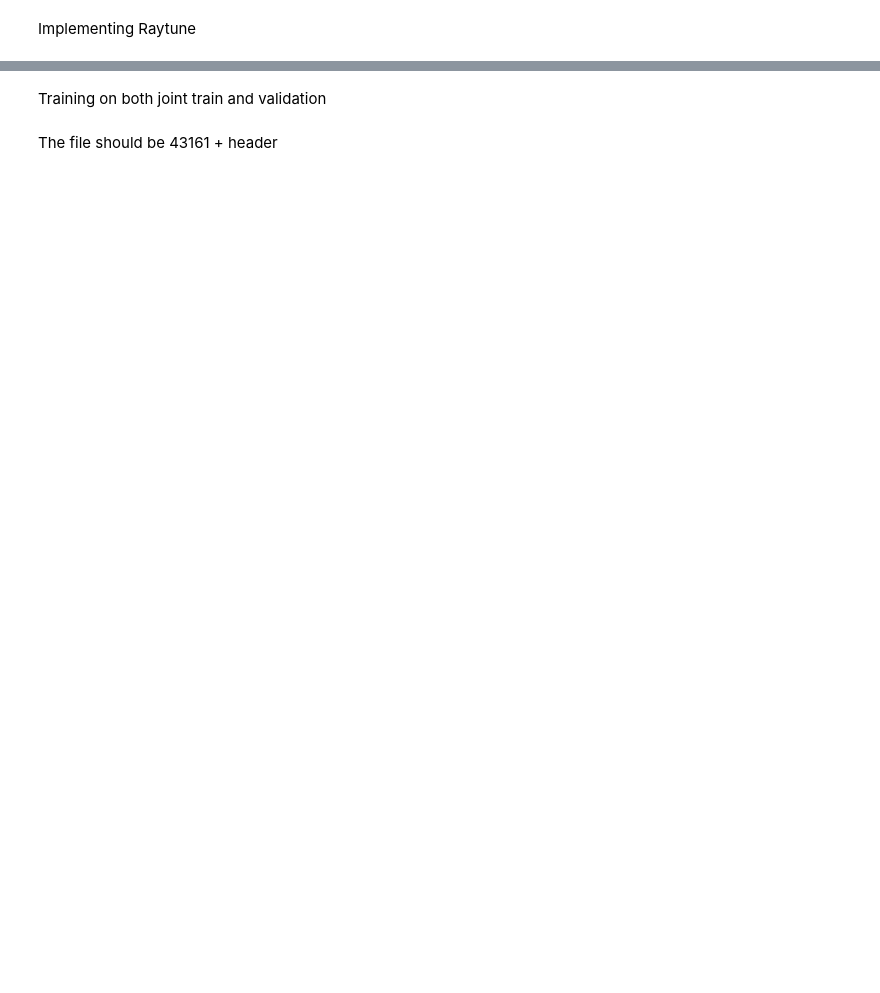
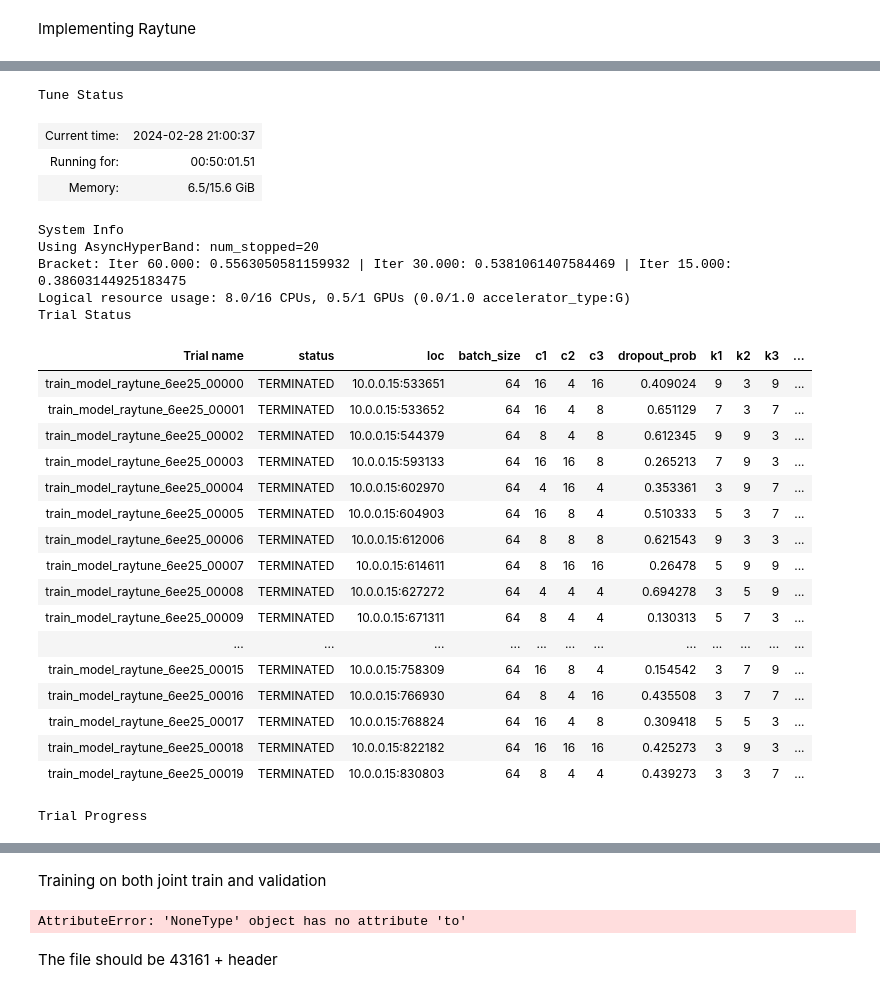
Before and after one commit to jamiemilsom/Deep_Learning_MSc, a Jupyter notebook: Kaggle/PSSM_Profiles/pssm.ipynb, the cells around one changed output, grey strips where cells are left out. Cells and saved outputs as stored; diff of their text form; code cells hidden in the pictures; blank space fills up the shorter version.

Commit message:
large hyperparam seach but no improvement past 60

```diff
--- a/Kaggle/PSSM_Profiles/pssm.ipynb
+++ b/Kaggle/PSSM_Profiles/pssm.ipynb
@@ -229,10 +242,10 @@ class PSSM_speedy(Dataset):
             pbd_id = ''.join(pbd_id)
 
             pssm_tensor_file_path = os.path.join(self.tensor_files_dir, f"{pbd_id}.pt")
+            sec_struct_tensor_file_path = os.path.join(self.tensor_files_dir, f"{pbd_id}_sec_struct.pt")
 
-            if os.path.exists(pssm_tensor_file_path):
-                continue
-            else:
+
+            if not os.path.exists(pssm_tensor_file_path):
                 pssm_data = pd.read_csv(pssm_csv_file)
                 pssm_data = pssm_data.drop(columns=['RES_NUM', 'AMINO_ACID'], axis=1)
 
@@ -251,13 +264,8 @@ class PSSM_speedy(Dataset):
                 torch.save(pssm_data, pssm_tensor_file_path)
 
 
-            if self.sec_struct_file_path is not None:
-
-                sec_struct_tensor_file_path = os.path.join(self.tensor_files_dir, f"{pbd_id}_sec_struct.pt")
-                if os.path.exists(sec_struct_tensor_file_path):
-                    continue
-
-                else:
+            elif self.sec_struct_file_path is not None:
+                if not os.path.exists(sec_struct_tensor_file_path):
 
                     sec_struct_data = pd.read_csv(self.sec_struct_file_path)
 
@@ -296,7 +304,7 @@ speedy_dataset = PSSM_speedy(pssm_root_dir='/home/jamiemilsom/deep_learning/Deep
 test_dataset = PSSM_speedy(pssm_root_dir='/home/jamiemilsom/deep_learning/Deep_Learning_MSc/Kaggle/PSSM_Profiles/test',
                       sec_struct_file_path=None)
 
-#test_dataset.preprocess_and_save_tensors()
+test_dataset.preprocess_and_save_tensors()
 speedy_dataset.preprocess_and_save_tensors()
 
 test_dataloader = DataLoader(test_dataset, batch_size=64, shuffle=False)
@@ -337,7 +347,7 @@ lr=1e-5
 momentum=0
 dampening=0
 num_classes = 4
-max_sequence_length = 1733
+max_sequence_length = 750
 pssm_input_channels = 20
 
 class ProteinStructurePredictor(nn.Module):
@@ -604,44 +664,47 @@ def test_accuracy(model, device=device):
 
     return correct / total
 # %%
-def main(num_samples=10, max_num_epochs=10, gpus_per_trial=1):
+def main(num_samples=10, max_num_epochs=50, gpus_per_trial=1):
 
     config = {
         "l1": tune.choice([4,5,6]),
         "dropout_prob": tune.uniform(0, 0.7),
-        "k1": tune.choice([3, 5, 7]),
-        "k2": tune.choice([3, 5, 7]),
-        "k3": tune.choice([3, 5, 7]),
+        "k1": tune.choice([3, 5, 7, 9]),
+        "k2": tune.choice([3, 5, 7, 9]),
+        "k3": tune.choice([3, 5, 7, 9]),
         "c1": tune.choice([4, 8, 16]),
         "c2": tune.choice([4, 8, 16]),
         "c3": tune.choice([4, 8, 16]),
-        "batch_size": tune.choice([16]),
+        "batch_size": tune.choice([64]),
         "weight_decay": tune.loguniform(1e-4, 1e-1),
+        "num_epochs": max_num_epochs,
     }
     scheduler = ASHAScheduler(
-        metric="accuracy",
+        metric="val accuracy",
         mode="max",
         max_t=max_num_epochs,
-        grace_period=10,
+        grace_period=15,
         reduction_factor=2,
     )
 
     result = tune.run(
         train_model_raytune,
-        resources_per_trial={"cpu": 16, "gpu": gpus_per_trial},
+        resources_per_trial={"cpu": 8, "gpu": gpus_per_trial},
         config=config,
         num_samples=num_samples,
         scheduler=scheduler,
-        max_concurrent_trials=2,
+        max_concurrent_trials=3,
     )
 
-
+    """
     best_trial = result.get_best_trial("accuracy", "max", "last")
     print(f"Best trial config: {best_trial.config}")
     print(f"Best trial final validation loss: {best_trial.last_result['loss']}")
     print(f"Best trial final validation accuracy: {best_trial.last_result['accuracy']}")
 
     best_trained_model = ProteinStructurePredictor(best_trial.config["dropout_prob"],best_trial.config["k1"],best_trial.config["k2"],best_trial.config["k3"],best_trial.config["l1"],best_trial.config["c1"],best_trial.config["c2"],best_trial.config["c3"],num_classes=4)
+    return best_trained_model
+
     device = "cpu"
     if torch.cuda.is_available():
         device = "cuda:0"
@@ -659,8 +722,9 @@ def main(num_samples=10, max_num_epochs=10, gpus_per_trial=1):
             test_acc = test_accuracy(best_trained_model, device)
             print("Best trial test set accuracy: {}".format(test_acc))
 
-
+    """
 
 if __name__ == "__main__":
 
-    main(num_samples=10, max_num_epochs=50, gpus_per_trial=1)
+    best_trained_model = main(num_samples=20, max_num_epochs=100, gpus_per_trial=0.5)
+# %% [output]
@@ -666,0 +732,27 @@ if __name__ == "__main__":
+Tune Status
+| Current time: | 2024-02-28 21:00:37 |
+| Running for: | 00:50:01.51 |
+| Memory: | 6.5/15.6 GiB |
+System Info
+Using AsyncHyperBand: num_stopped=20
+Bracket: Iter 60.000: 0.5563050581159932 | Iter 30.000: 0.5381061407584469 | Iter 15.000: 0.38603144925183475
+Logical resource usage: 8.0/16 CPUs, 0.5/1 GPUs (0.0/1.0 accelerator_type:G)
+Trial Status
+| Trial name | status | loc | batch_size | c1 | c2 | c3 | dropout_prob | k1 | k2 | k3 | ... |
+| train_model_raytune_6ee25_00000 | TERMINATED | 10.0.0.15:533651 | 64 | 16 | 4 | 16 | 0.409024 | 9 | 3 | 9 | ... |
+| train_model_raytune_6ee25_00001 | TERMINATED | 10.0.0.15:533652 | 64 | 16 | 4 | 8 | 0.651129 | 7 | 3 | 7 | ... |
+| train_model_raytune_6ee25_00002 | TERMINATED | 10.0.0.15:544379 | 64 | 8 | 4 | 8 | 0.612345 | 9 | 9 | 3 | ... |
+| train_model_raytune_6ee25_00003 | TERMINATED | 10.0.0.15:593133 | 64 | 16 | 16 | 8 | 0.265213 | 7 | 9 | 3 | ... |
+| train_model_raytune_6ee25_00004 | TERMINATED | 10.0.0.15:602970 | 64 | 4 | 16 | 4 | 0.353361 | 3 | 9 | 7 | ... |
+| train_model_raytune_6ee25_00005 | TERMINATED | 10.0.0.15:604903 | 64 | 16 | 8 | 4 | 0.510333 | 5 | 3 | 7 | ... |
+| train_model_raytune_6ee25_00006 | TERMINATED | 10.0.0.15:612006 | 64 | 8 | 8 | 8 | 0.621543 | 9 | 3 | 3 | ... |
+| train_model_raytune_6ee25_00007 | TERMINATED | 10.0.0.15:614611 | 64 | 8 | 16 | 16 | 0.26478 | 5 | 9 | 9 | ... |
+| train_model_raytune_6ee25_00008 | TERMINATED | 10.0.0.15:627272 | 64 | 4 | 4 | 4 | 0.694278 | 3 | 5 | 9 | ... |
+| train_model_raytune_6ee25_00009 | TERMINATED | 10.0.0.15:671311 | 64 | 8 | 4 | 4 | 0.130313 | 5 | 7 | 3 | ... |
+| ... | ... | ... | ... | ... | ... | ... | ... | ... | ... | ... | ... |
+| train_model_raytune_6ee25_00015 | TERMINATED | 10.0.0.15:758309 | 64 | 16 | 8 | 4 | 0.154542 | 3 | 7 | 9 | ... |
+| train_model_raytune_6ee25_00016 | TERMINATED | 10.0.0.15:766930 | 64 | 8 | 4 | 16 | 0.435508 | 3 | 7 | 7 | ... |
+| train_model_raytune_6ee25_00017 | TERMINATED | 10.0.0.15:768824 | 64 | 16 | 4 | 8 | 0.309418 | 5 | 5 | 3 | ... |
+| train_model_raytune_6ee25_00018 | TERMINATED | 10.0.0.15:822182 | 64 | 16 | 16 | 16 | 0.425273 | 3 | 9 | 3 | ... |
+| train_model_raytune_6ee25_00019 | TERMINATED | 10.0.0.15:830803 | 64 | 8 | 4 | 4 | 0.439273 | 3 | 3 | 7 | ... |
+Trial Progress
@@ -667,7 +777,9 @@ if __name__ == "__main__":
 # %% [markdown]
 Training on both joint train and validation
 # %%
-train_losses, val_losses, train_accuracies, val_accuracies = train_model(model, train_and_val_dataloader, val_dataloader, loss_fn, optimizer_conv, num_epochs=60)
+train_losses, val_losses, train_accuracies, val_accuracies = train_model(best_trained_model, train_and_val_dataloader, val_dataloader, loss_fn, optimizer_conv, num_epochs=40)
+# %% [output]
+AttributeError: 'NoneType' object has no attribute 'to'
 # %%
 import matplotlib.pyplot as plt
 
```
Also changed, not shown: parts of 11 cells of this notebook.
